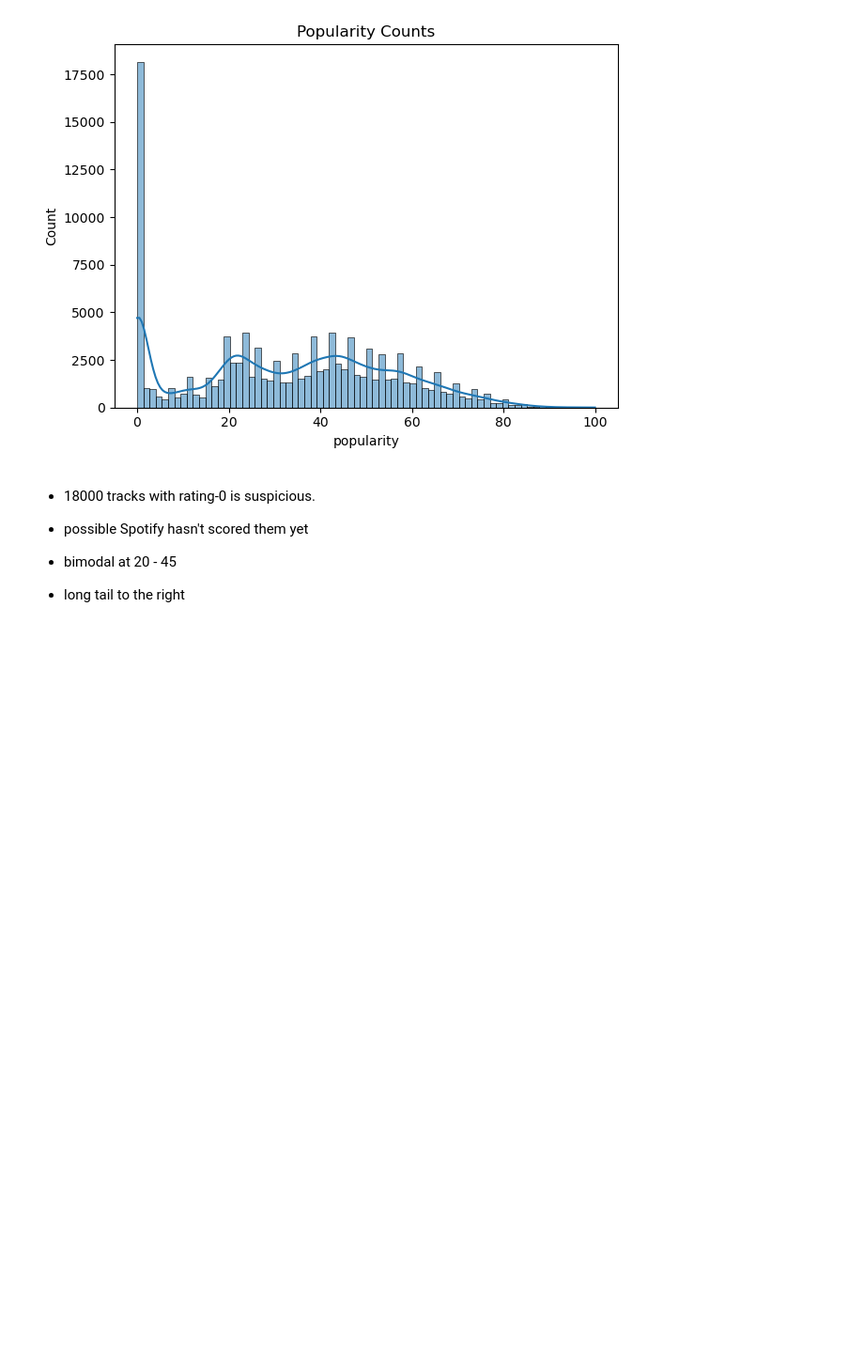
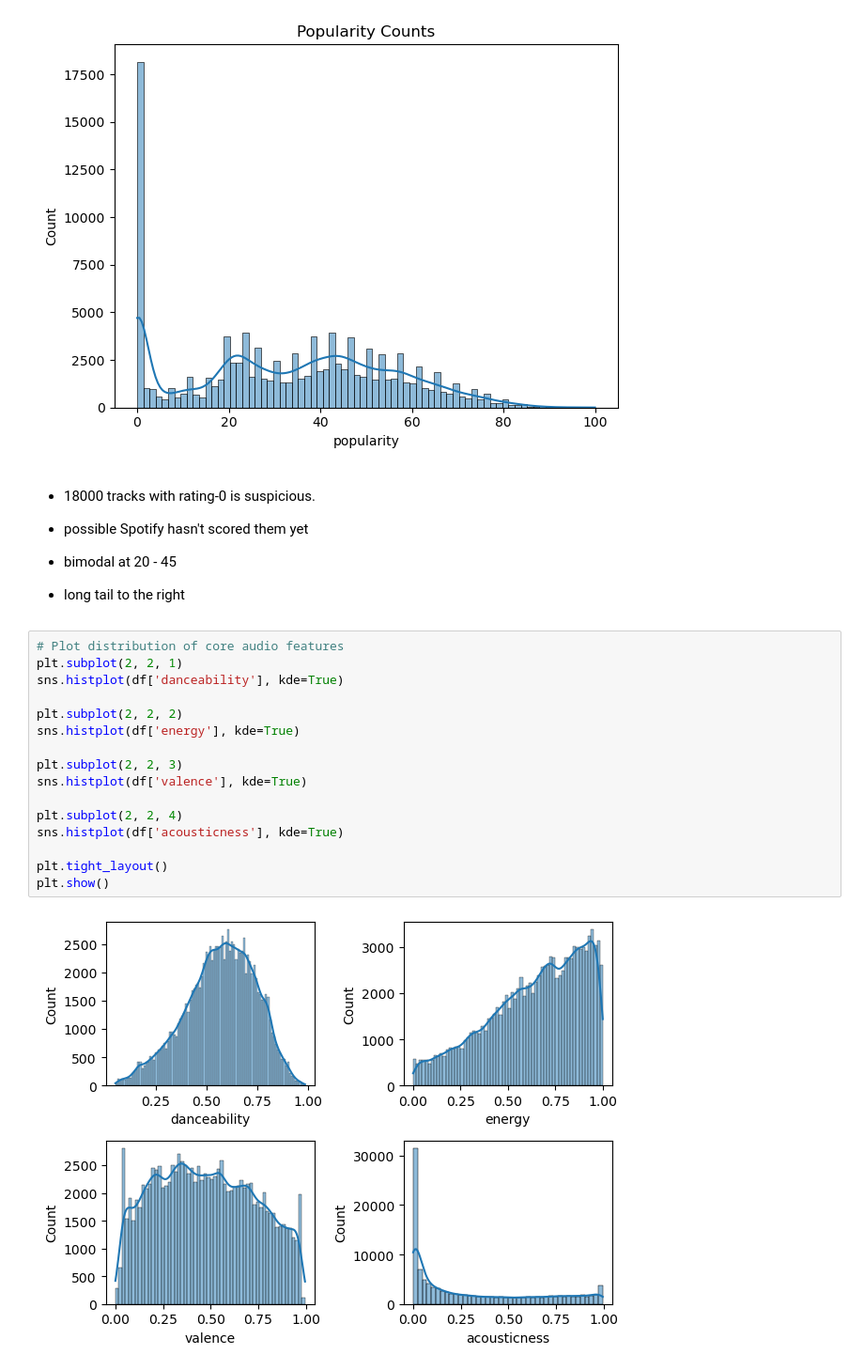
Before and after one commit to DerekHickey6/ml-mini-projects, a Jupyter notebook: eda-portfolio/notebooks/spotify_eda.ipynb, the cells around one changed output. Shown at 94% size. Drawn from its saved outputs; the diff is of its cells as text; blank space fills up the shorter version.

Commit message:
Plot core audio features hist + heatmap

```diff
--- a/eda-portfolio/notebooks/spotify_eda.ipynb
+++ b/eda-portfolio/notebooks/spotify_eda.ipynb
@@ -104,3 +104,21 @@ plt.tight_layout()
 
 * bimodal at 20 - 45
 * long tail to the right
+# %%
+# Plot distribution of core audio features
+plt.subplot(2, 2, 1)
+sns.histplot(df['danceability'], kde=True)
+
+plt.subplot(2, 2, 2)
+sns.histplot(df['energy'], kde=True)
+
+plt.subplot(2, 2, 3)
+sns.histplot(df['valence'], kde=True)
+
+plt.subplot(2, 2, 4)
+sns.histplot(df['acousticness'], kde=True)
+
+plt.tight_layout()
+plt.show()
+# %% [output]
+[figure, added]
```
